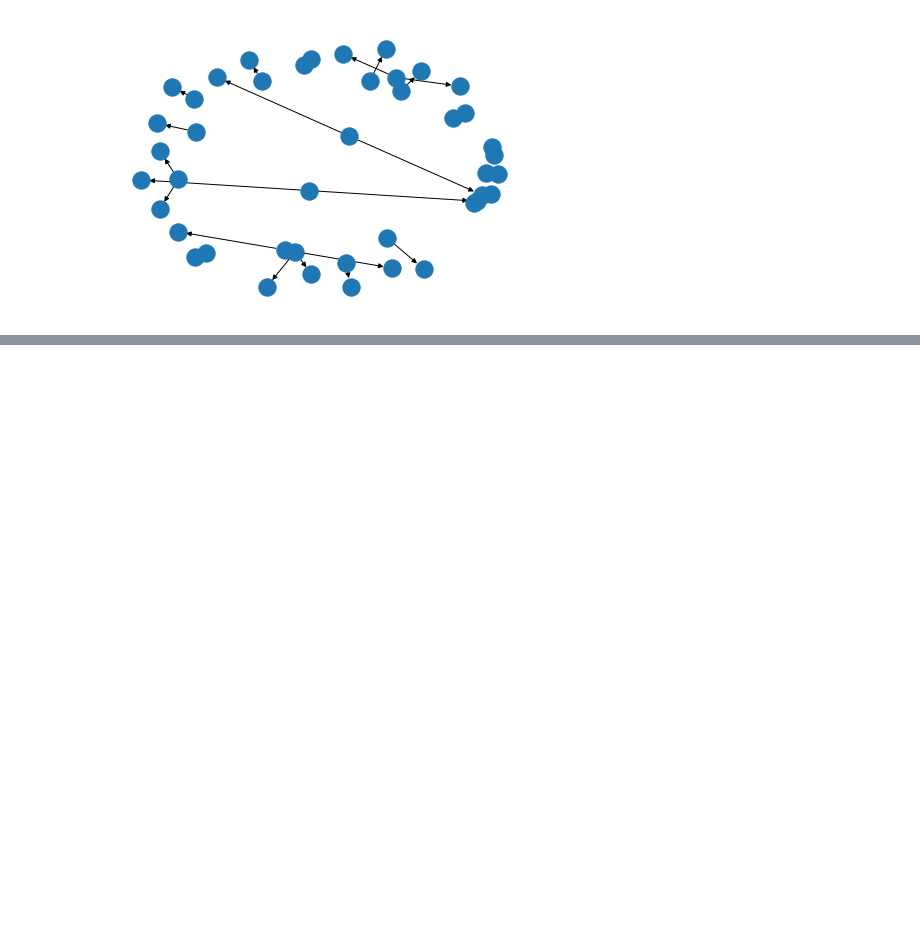
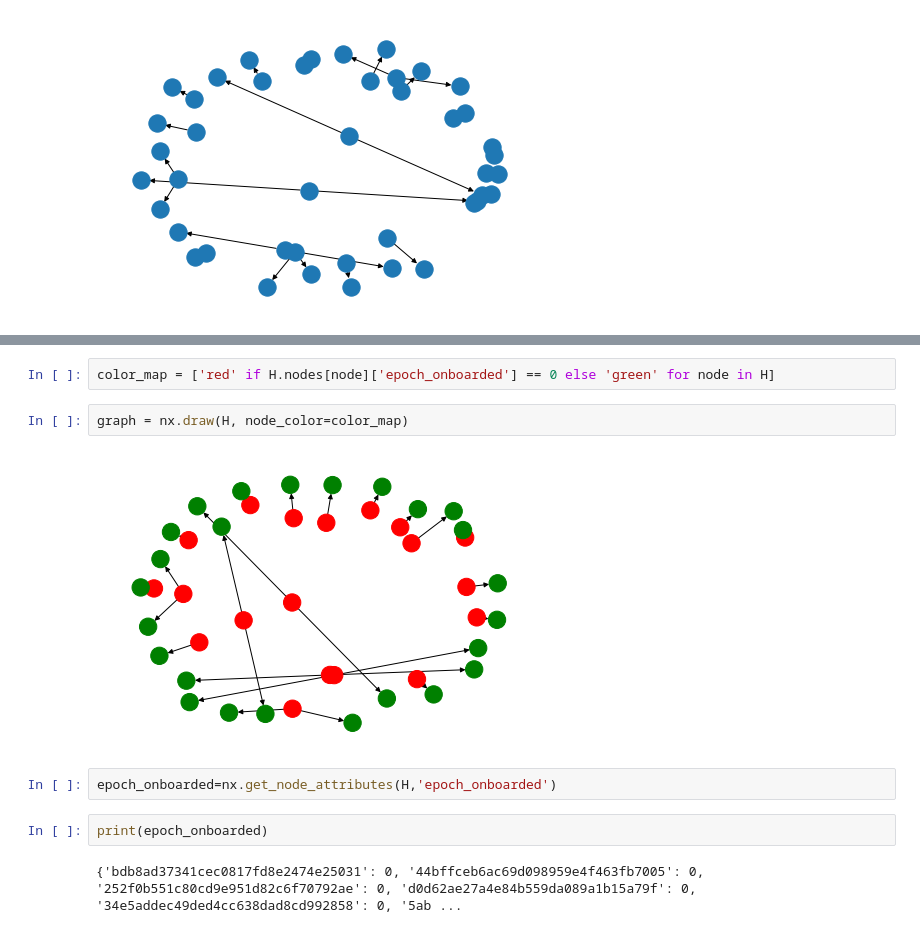
Before and after one commit to matttyb80/ol-analytical-research, a Jupyter notebook: validator_network.ipynb, the cells around one changed output, grey strips where cells are left out. Saved outputs shown, nothing was run; the diff lists cells and outputs as text; blank space fills up the shorter version.

```diff
--- a/validator_network.ipynb
+++ b/validator_network.ipynb
@@ -280,0 +305,12 @@ draw_net(C)
+# %%
+color_map = ['red' if H.nodes[node]['epoch_onboarded'] == 0 else 'green' for node in H]
+# %%
+graph = nx.draw(H, node_color=color_map)
+# %% [output]
+[figure, added]
+# %%
+epoch_onboarded=nx.get_node_attributes(H,'epoch_onboarded')
+# %%
+print(epoch_onboarded)
+# %% [output]
+{'bdb8ad37341cec0817fd8e2474e25031': 0, '44bffceb6ac69d098959e4f463fb7005': 0, '252f0b551c80cd9e951d82c6f70792ae': 0, 'd0d62ae27a4e84b559da089a1b15a79f': 0, '34e5addec49ded4cc638dad8cd992858': 0, '5ab ...
```
Also changed, not shown: parts of 10 cells of this notebook.
